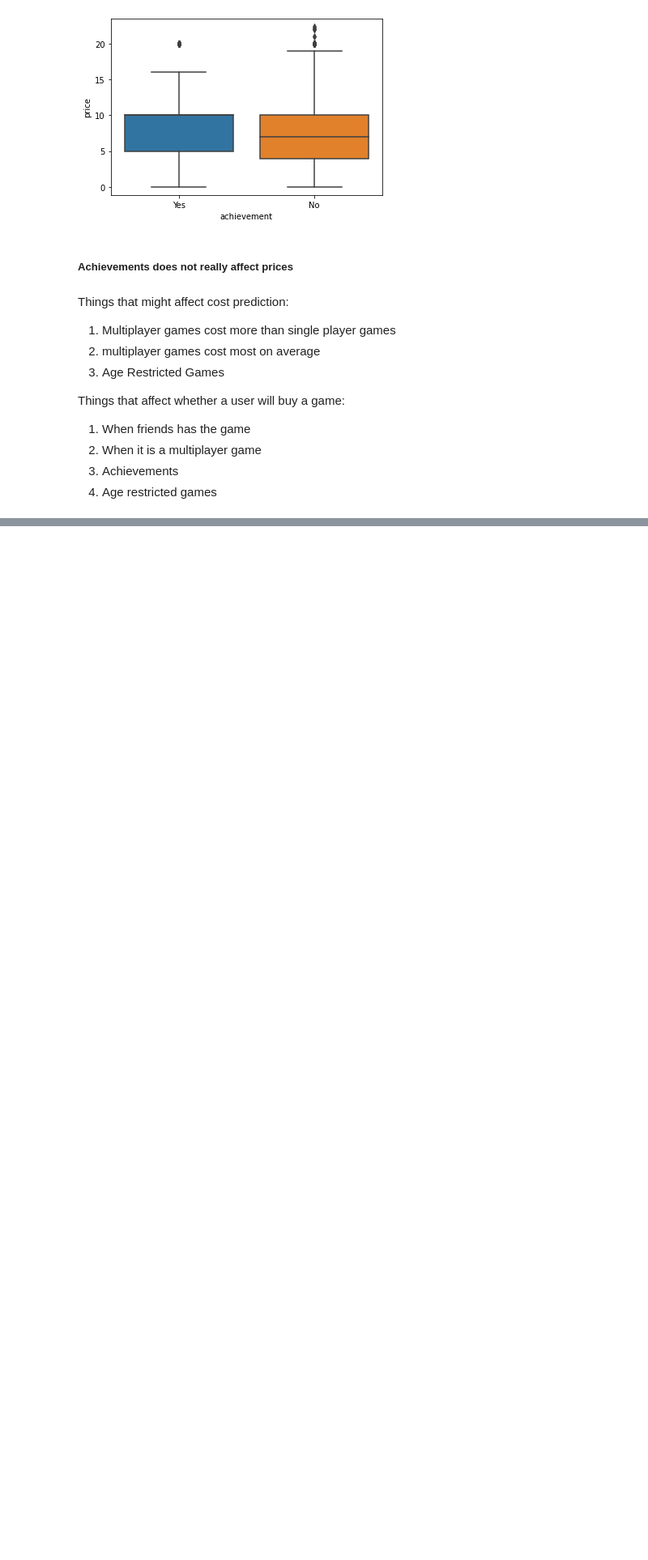
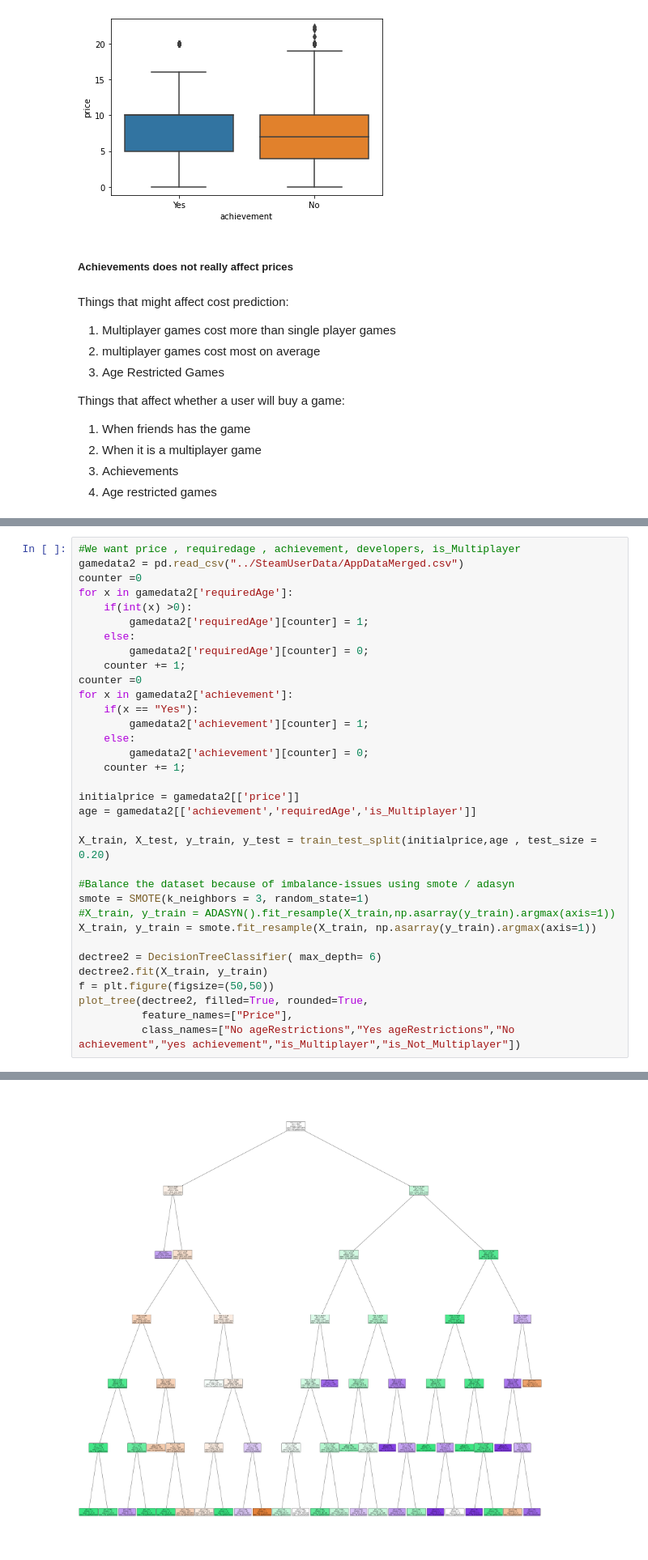
Before and after one commit to bryan9898/1015, a Jupyter notebook: Main/Main.ipynb, the cells around one changed output, grey strips where cells are left out. Shown at 81% size. Saved outputs shown, nothing was run; the diff lists cells and outputs as text; blank space fills up the shorter version.

Commit message:
Made Decision prediction tree
Used 2 variables with best classification accuracy

```diff
--- a/Main/Main.ipynb
+++ b/Main/Main.ipynb
@@ -532,0 +600,35 @@ gameData
+# %%
+#We want price , requiredage , achievement, developers, is_Multiplayer
+gamedata2 = pd.read_csv("../SteamUserData/AppDataMerged.csv")
+counter =0
+for x in gamedata2['requiredAge']:
+    if(int(x) >0):
+        gamedata2['requiredAge'][counter] = 1;
+    else:
+        gamedata2['requiredAge'][counter] = 0;
+    counter += 1;
+counter =0
+for x in gamedata2['achievement']:
+    if(x == "Yes"):
+        gamedata2['achievement'][counter] = 1;
+    else:
+        gamedata2['achievement'][counter] = 0;
+    counter += 1;
+
+initialprice = gamedata2[['price']]
+age = gamedata2[['achievement','requiredAge','is_Multiplayer']]
+
+X_train, X_test, y_train, y_test = train_test_split(initialprice,age , test_size = 0.20)
+
+#Balance the dataset because of imbalance-issues using smote / adasyn
+smote = SMOTE(k_neighbors = 3, random_state=1)
+#X_train, y_train = ADASYN().fit_resample(X_train,np.asarray(y_train).argmax(axis=1))
+X_train, y_train = smote.fit_resample(X_train, np.asarray(y_train).argmax(axis=1))
+
+dectree2 = DecisionTreeClassifier( max_depth= 6)
+dectree2.fit(X_train, y_train)
+f = plt.figure(figsize=(50,50))
+plot_tree(dectree2, filled=True, rounded=True,
+          feature_names=["Price"],
+          class_names=["No ageRestrictions","Yes ageRestrictions","No achievement","yes achievement","is_Multiplayer","is_Not_Multiplayer"])
+# %% [output]
@@ -532,0 +652 @@ gameData
+[figure, added]
```
Also changed, not shown: parts of 16 cells of this notebook, 1 other file.
